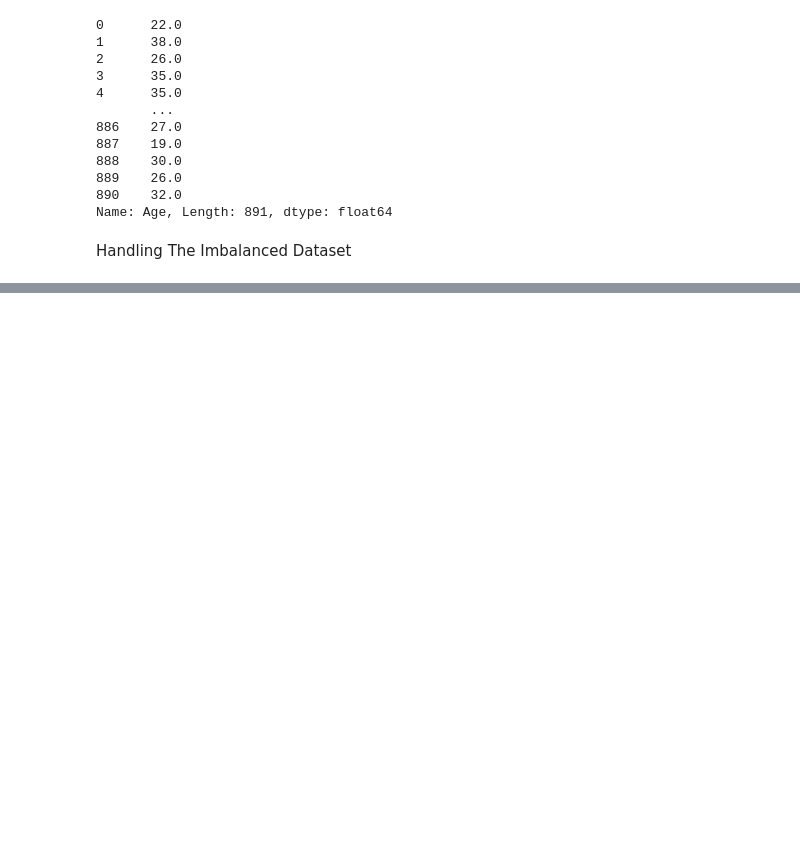
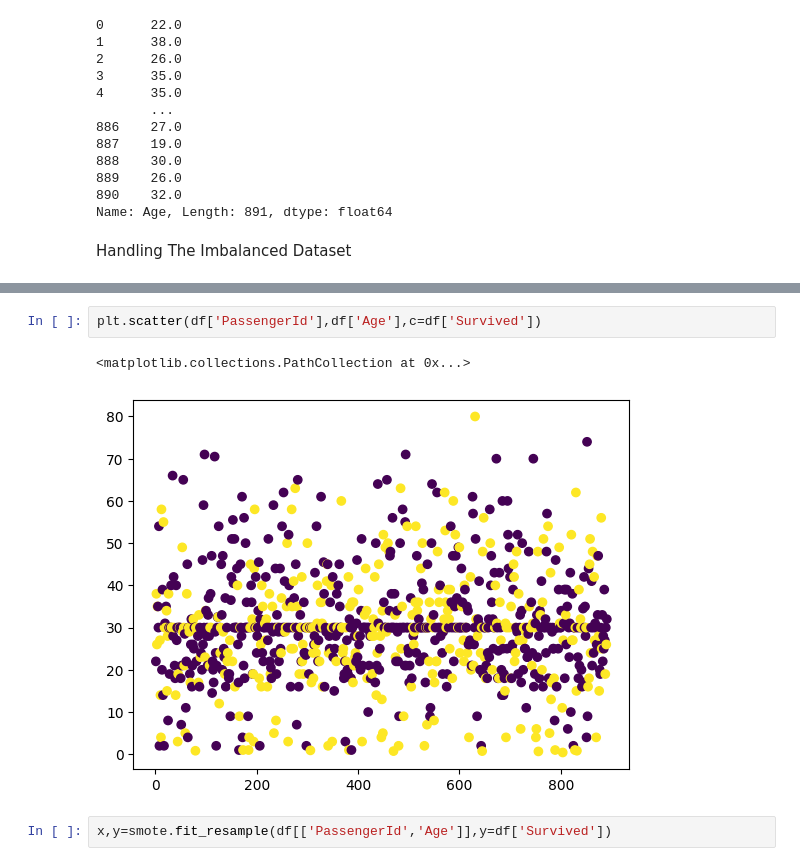
Before and after one commit to vishva0710/ML-From-Scratch, a Jupyter notebook: Machine-Learning/ML_Fundamentals/_Feature Engineering.ipynb, the cells around one changed output, grey strips where cells are left out. Saved outputs shown, nothing was run; the diff lists cells and outputs as text; blank space fills up the shorter version.

```diff
--- a/Machine-Learning/ML_Fundamentals/_Feature Engineering.ipynb
+++ b/Machine-Learning/ML_Fundamentals/_Feature Engineering.ipynb
@@ -289,0 +364,7 @@ Handling The Imbalanced Dataset
+# %%
+plt.scatter(df['PassengerId'],df['Age'],c=df['Survived'])
+# %% [output]
+<matplotlib.collections.PathCollection at 0x...>
+[figure, added]
+# %%
+x,y=smote.fit_resample(df[['PassengerId','Age']],y=df['Survived'])
```
Also changed, not shown: parts of 21 cells of this notebook.
